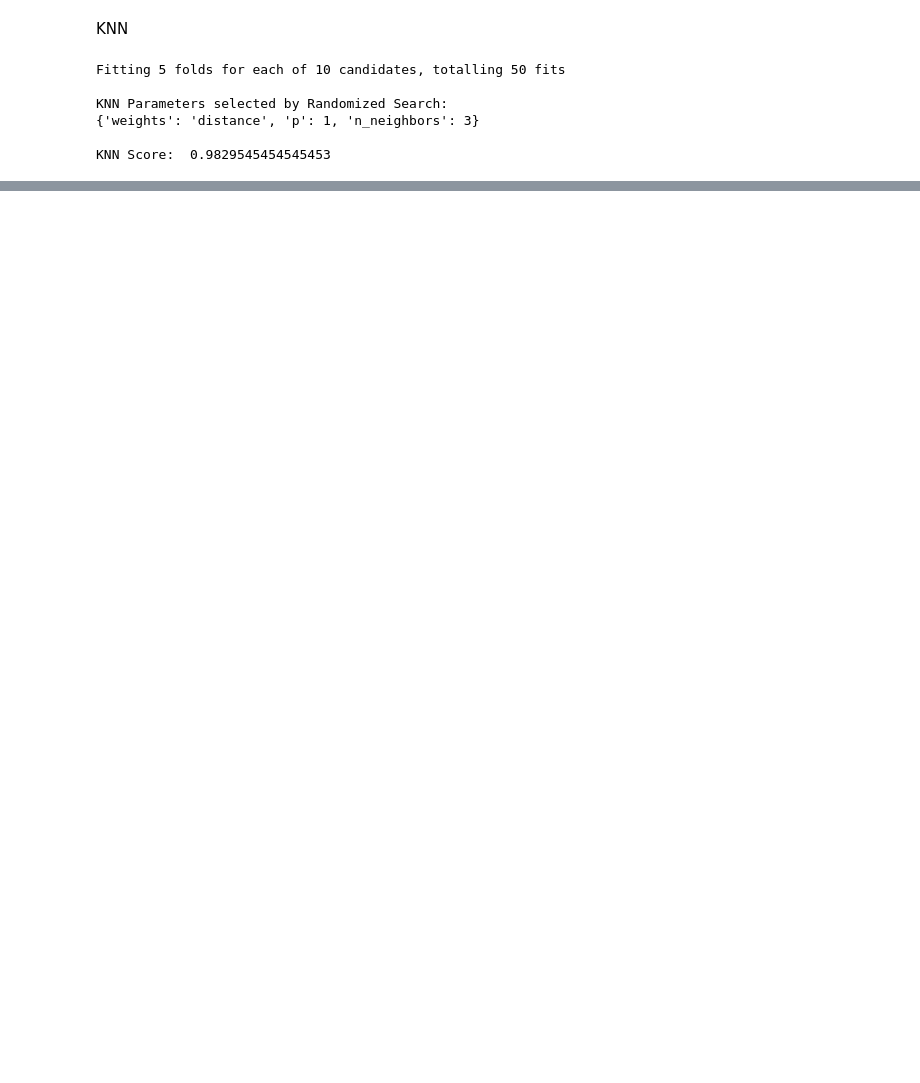
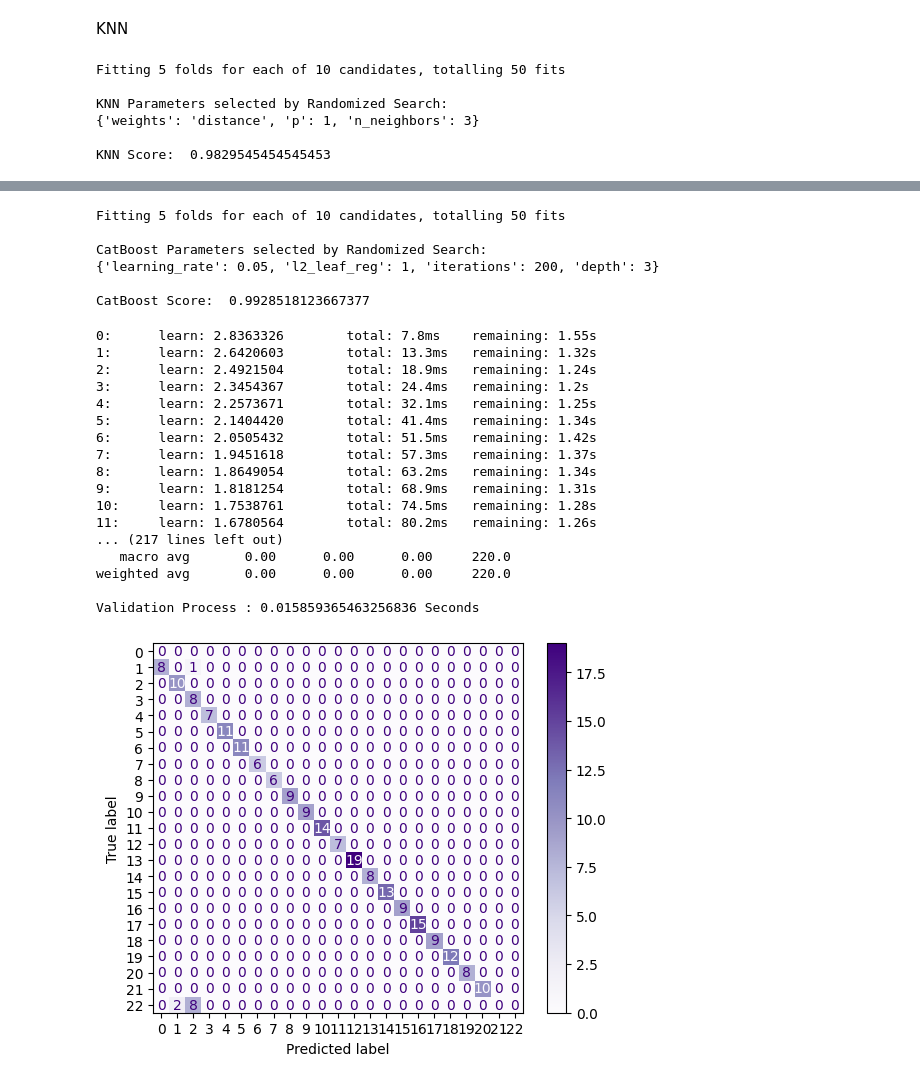
Before and after one commit to siyaboban/Crop-recommendation, a Jupyter notebook: Crop__recommendation_code_Final.ipynb, the cells around one changed output, grey strips where cells are left out. Saved outputs shown, nothing was run; the diff lists cells and outputs as text; code cells hidden in the pictures; blank space fills up the shorter version.

Commit message:
Boosting Algorithms trained and tested

```diff
--- a/Crop__recommendation_code_Final.ipynb
+++ b/Crop__recommendation_code_Final.ipynb
@@ -652,0 +931,76 @@ Testing Process : 0.01665019989013672 Seconds
+# %%
+from catboost import CatBoostClassifier as cat
+
+# Initialize the CatBoost classifier
+catboost_model = cat(random_state=40, verbose=0)  # Suppress verbose output during training
+
+# Define the parameters for RandomizedSearchCV for CatBoost
+catboost_params = {
+    'iterations': [100, 200],
+    'learning_rate': [0.01, 0.05],
+    'depth': [3, 5],
+    'l2_leaf_reg': [1, 3]
+}
+
+# Initialize RandomizedSearchCV with the CatBoost model and parameters
+catboost_random_search = df_rsv(catboost_model, catboost_params, n_iter=10, cv=5, verbose=2, n_jobs=-1, random_state=42)
+
+# Fit the RandomizedSearchCV object to the data
+catboost_random_search.fit(Xtrain, Ytrain)
+
+print("\nCatBoost Parameters selected by Randomized Search:")
+print(catboost_random_search.best_params_)
+print("\nCatBoost Score: ", catboost_random_search.best_score_)
+# %% [output]
+Fitting 5 folds for each of 10 candidates, totalling 50 fits
+
+CatBoost Parameters selected by Randomized Search:
+{'learning_rate': 0.05, 'l2_leaf_reg': 1, 'iterations': 200, 'depth': 3}
+
+CatBoost Score:  0.9928518123667377
+# %%
+### Training Process
+time1 = time.time()
+model = cat(**catboost_random_search.best_params_)
+model.fit(Xtrain, Ytrain)
+time2 = time.time()
+print("Training Process :", time2-time1, "Seconds\n")
+
+### Validation process
+time1 = time.time()
+y_pred = model.predict(Xval)
+print(df_rep(Yval, y_pred))
+time2 = time.time()
+print("Validation Process :", time2-time1, "Seconds\n")
+
+# Get all unique predicted labels
+predicted_labels = np.unique(y_pred)
+
+# Get all unique actual labels (assuming Yval contains all possible labels)
+actual_labels = np.unique(Yval)
+
+# Combine unique predicted and actual labels
+all_labels = np.unique(np.concatenate((predicted_labels, actual_labels)))
+
+df_confM = df_confusM(Yval, y_pred)
+df_disp(confusion_matrix = df_confM, display_labels = all_labels).plot(cmap = 'Purples') # Use all_labels here
+df_plt.show()
+# %% [output]
+0:      learn: 2.8363326        total: 7.8ms    remaining: 1.55s
+1:      learn: 2.6420603        total: 13.3ms   remaining: 1.32s
+2:      learn: 2.4921504        total: 18.9ms   remaining: 1.24s
+3:      learn: 2.3454367        total: 24.4ms   remaining: 1.2s
+4:      learn: 2.2573671        total: 32.1ms   remaining: 1.25s
+5:      learn: 2.1404420        total: 41.4ms   remaining: 1.34s
+6:      learn: 2.0505432        total: 51.5ms   remaining: 1.42s
+7:      learn: 1.9451618        total: 57.3ms   remaining: 1.37s
+8:      learn: 1.8649054        total: 63.2ms   remaining: 1.34s
+9:      learn: 1.8181254        total: 68.9ms   remaining: 1.31s
+10:     learn: 1.7538761        total: 74.5ms   remaining: 1.28s
+11:     learn: 1.6780564        total: 80.2ms   remaining: 1.26s
+... (217 lines left out)
+   macro avg       0.00      0.00      0.00     220.0
+weighted avg       0.00      0.00      0.00     220.0
+
+Validation Process : 0.015859365463256836 Seconds
+[figure, added]
```
Also changed, not shown: parts of 28 cells of this notebook.
